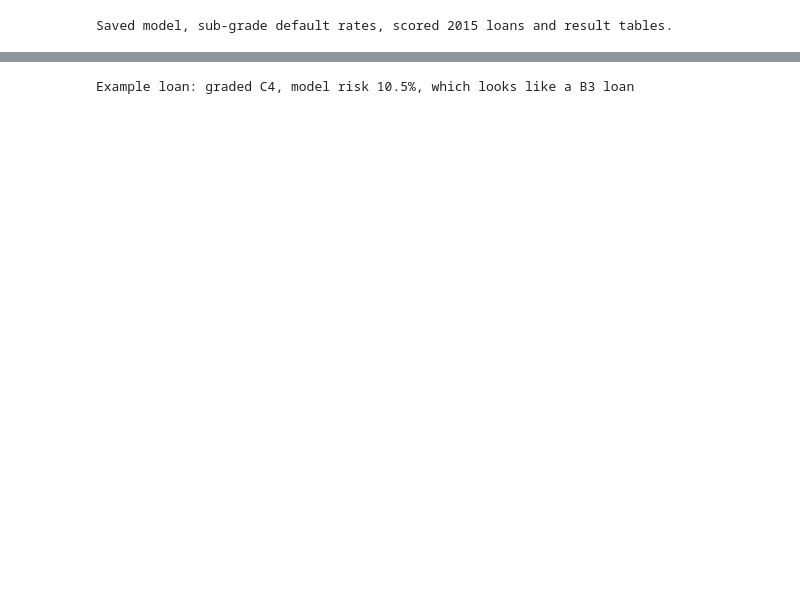
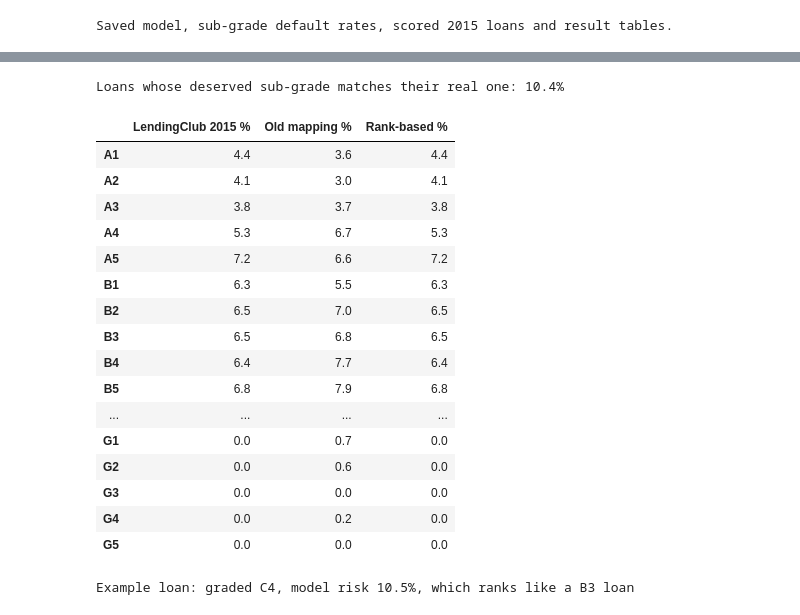
Before and after one commit to shahedalmaaitah/BeatTheGrade, a Jupyter notebook: 02_model_vs_grade.ipynb, the cells around one changed output, grey strips where cells are left out. Saved outputs shown, nothing was run; the diff lists cells and outputs as text; code cells hidden in the pictures; blank space fills up the shorter version.

```diff
--- a/02_model_vs_grade.ipynb
+++ b/02_model_vs_grade.ipynb
@@ -245,10 +427,57 @@ Saved model, sub-grade default rates, scored 2015 loans and result tables.
+# %%
+share_2015 = test["sub_grade"].value_counts(normalize=True).reindex(SUBGRADE_ORDER).fillna(0)
+cum_share = share_2015.cumsum().to_numpy()
+risk_pct = test["model_risk"].rank(method="first", pct=True).to_numpy()
+pos = np.minimum(np.searchsorted(cum_share, risk_pct, side="left"), len(SUBGRADE_ORDER) - 1)
+deserved = pd.Series(np.array(SUBGRADE_ORDER)[pos], index=test.index)
+
+# Risk cut-offs, so a new applicant's score can be turned into a sub-grade without the 2015 data
+cutoffs = (test["model_risk"].groupby(deserved).max().reindex(SUBGRADE_ORDER)
+           .rename("risk_up_to").to_frame())
+cutoffs.insert(0, "share_of_2015_loans_pct", (share_2015 * 100).round(2))
+cutoffs.to_csv("outputs/deserved_subgrade_cutoffs.csv")
+
+
+def deserved_subgrade(probability):
+    # First sub-grade whose risk cut-off is at or above this probability
+    ok = cutoffs.index[cutoffs["risk_up_to"] >= probability]
+    return ok[0] if len(ok) else SUBGRADE_ORDER[-1]
+
+
+# Old mapping, for comparison: the sub-grade with the closest 2007-2014 default rate
+rates = subgrade_default.to_numpy()
+old_deserved = pd.Series(subgrade_default.index[np.abs(rates[None, :] - test["model_risk"].to_numpy()[:, None]).argmin(axis=1)],
+                         index=test.index)
+
+mix = pd.DataFrame({
+    "LendingClub 2015 %": share_2015 * 100,
+    "Old mapping %": old_deserved.value_counts(normalize=True).reindex(SUBGRADE_ORDER).fillna(0) * 100,
+    "Rank-based %": deserved.value_counts(normalize=True).reindex(SUBGRADE_ORDER).fillna(0) * 100,
+}).round(1)
+print(f"Loans whose deserved sub-grade matches their real one: {(deserved == test['sub_grade']).mean():.1%}")
+mix
+# %% [output]
+Loans whose deserved sub-grade matches their real one: 10.4%
+|  | LendingClub 2015 % | Old mapping % | Rank-based % |
+| A1 | 4.4 | 3.6 | 4.4 |
+| A2 | 4.1 | 3.0 | 4.1 |
+| A3 | 3.8 | 3.7 | 3.8 |
+| A4 | 5.3 | 6.7 | 5.3 |
+| A5 | 7.2 | 6.6 | 7.2 |
+| B1 | 6.3 | 5.5 | 6.3 |
+| B2 | 6.5 | 7.0 | 6.5 |
+| B3 | 6.5 | 6.8 | 6.5 |
+| B4 | 6.4 | 7.7 | 6.4 |
+| B5 | 6.8 | 7.9 | 6.8 |
+| ... | ... | ... | ... |
+| G1 | 0.0 | 0.7 | 0.0 |
+| G2 | 0.0 | 0.6 | 0.0 |
+| G3 | 0.0 | 0.0 | 0.0 |
+| G4 | 0.0 | 0.2 | 0.0 |
+| G5 | 0.0 | 0.0 | 0.0 |
 # %%
-def deserved_subgrade(probability):
-    # The sub-grade whose historical default rate is closest to this probability
-    return (subgrade_default - probability).abs().idxmin()
-
 example = test.iloc[0]
 print(f"Example loan: graded {example['sub_grade']}, model risk {example['model_risk']:.1%}, "
-      f"which looks like a {deserved_subgrade(example['model_risk'])} loan")
+      f"which ranks like a {deserved_subgrade(example['model_risk'])} loan")
 # %% [output]
-Example loan: graded C4, model risk 10.5%, which looks like a B3 loan
+Example loan: graded C4, model risk 10.5%, which ranks like a B3 loan
```
Also changed, not shown: parts of 15 cells of this notebook, 4 other files.
